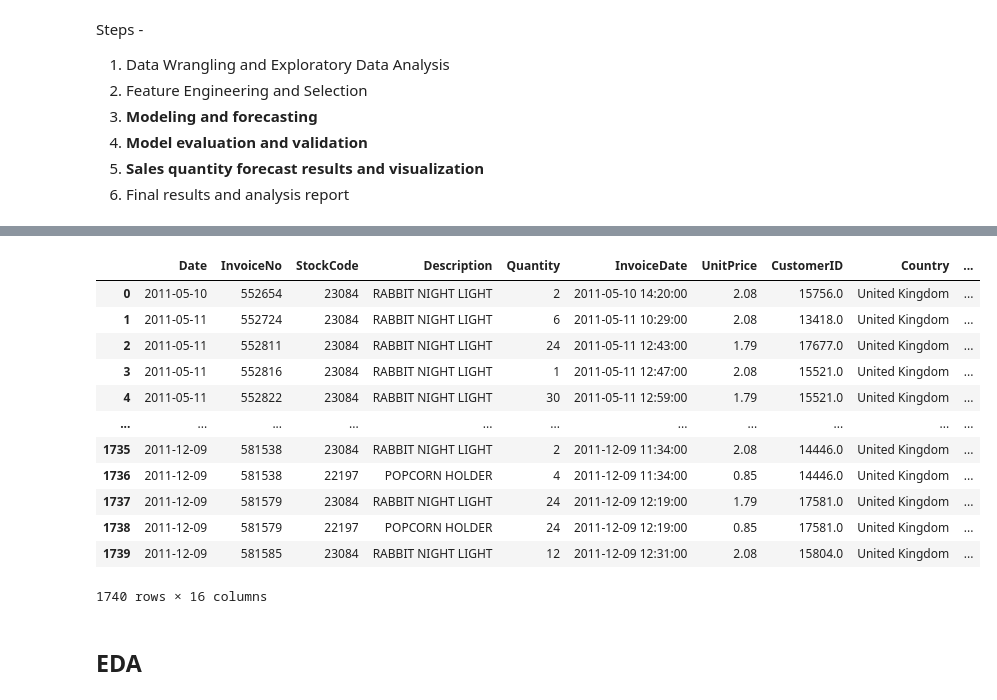
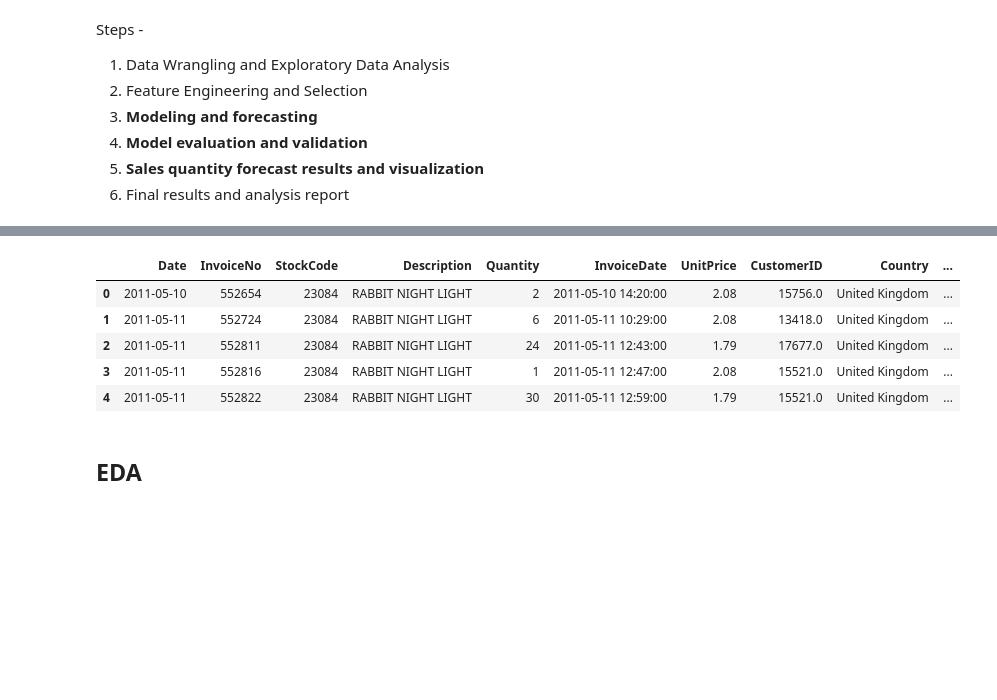
Before and after one commit to sheetalbongale/Retail-Time-Series-Analysis-and-Forecasting, a Jupyter notebook: notebooks/2_Modeling_and_Forecasting.ipynb, the cells around one changed output, grey strips where cells are left out. Cells and saved outputs as stored; diff of their text form; code cells hidden in the pictures; blank space fills up the shorter version.

```diff
--- a/notebooks/2_Modeling_and_Forecasting.ipynb
+++ b/notebooks/2_Modeling_and_Forecasting.ipynb
@@ -70,21 +70,14 @@ dtypes: float64(3), int64(9), object(4)
 memory usage: 217.6+ KB
 # %%
 df['Date'] = pd.to_datetime(df['Date'])
-df
+df.head()
 # %% [output]
 |  | Date | InvoiceNo | StockCode | Description | Quantity | InvoiceDate | UnitPrice | CustomerID | Country | ... |
 | 0 | 2011-05-10 | 552654 | 23084 | RABBIT NIGHT LIGHT | 2 | 2011-05-10 14:20:00 | 2.08 | 15756.0 | United Kingdom | ... |
 | 1 | 2011-05-11 | 552724 | 23084 | RABBIT NIGHT LIGHT | 6 | 2011-05-11 10:29:00 | 2.08 | 13418.0 | United Kingdom | ... |
 | 2 | 2011-05-11 | 552811 | 23084 | RABBIT NIGHT LIGHT | 24 | 2011-05-11 12:43:00 | 1.79 | 17677.0 | United Kingdom | ... |
 | 3 | 2011-05-11 | 552816 | 23084 | RABBIT NIGHT LIGHT | 1 | 2011-05-11 12:47:00 | 2.08 | 15521.0 | United Kingdom | ... |
 | 4 | 2011-05-11 | 552822 | 23084 | RABBIT NIGHT LIGHT | 30 | 2011-05-11 12:59:00 | 1.79 | 15521.0 | United Kingdom | ... |
-| ... | ... | ... | ... | ... | ... | ... | ... | ... | ... | ... |
-| 1735 | 2011-12-09 | 581538 | 23084 | RABBIT NIGHT LIGHT | 2 | 2011-12-09 11:34:00 | 2.08 | 14446.0 | United Kingdom | ... |
-| 1736 | 2011-12-09 | 581538 | 22197 | POPCORN HOLDER | 4 | 2011-12-09 11:34:00 | 0.85 | 14446.0 | United Kingdom | ... |
-| 1737 | 2011-12-09 | 581579 | 23084 | RABBIT NIGHT LIGHT | 24 | 2011-12-09 12:19:00 | 1.79 | 17581.0 | United Kingdom | ... |
-| 1738 | 2011-12-09 | 581579 | 22197 | POPCORN HOLDER | 24 | 2011-12-09 12:19:00 | 0.85 | 17581.0 | United Kingdom | ... |
-| 1739 | 2011-12-09 | 581585 | 23084 | RABBIT NIGHT LIGHT | 12 | 2011-12-09 12:31:00 | 2.08 | 15804.0 | United Kingdom | ... |
-1740 rows × 16 columns
 # %% [markdown]
 ## EDA
 # %%
```
Also changed, not shown: parts of 4 cells of this notebook.
